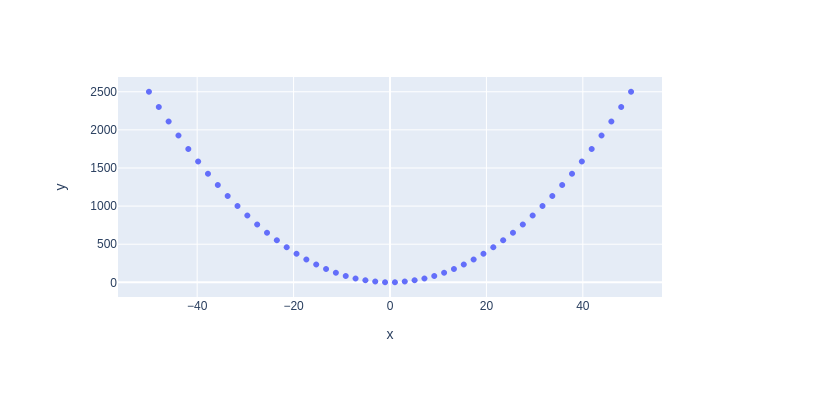
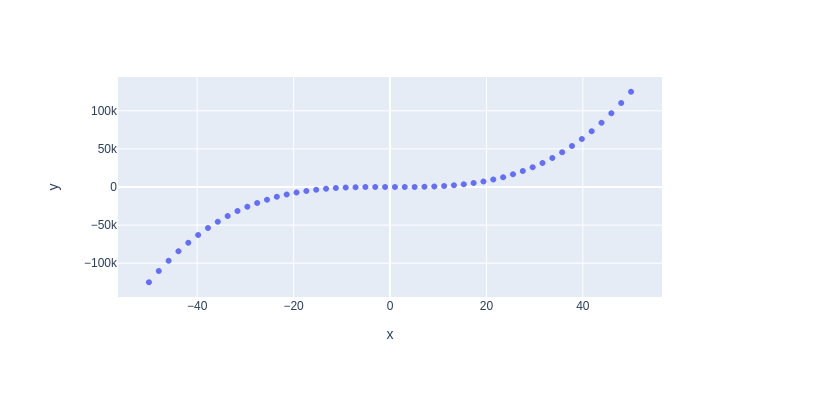
Before and after one commit to ajblum/my-notebooks-repo, a Jupyter notebook: experiment1.ipynb, the cells around one changed output. Cells and saved outputs as stored; diff of their text form; code cells hidden in the pictures.

```diff
--- a/experiment1.ipynb
+++ b/experiment1.ipynb
@@ -1,12 +1,12 @@
 # %%
 import numpy as np
 import plotly.express as px
 # x-axis data points
 x = np.linspace(start=-50, stop=50)
 # y-axis data points
-y = x ** 2
+y = x ** 3
 # define the plot
 fig = px.scatter(x=x, y=y)
 fig.show()
 # %% [output]
-[figure, old version]
+[figure, new version]
```
